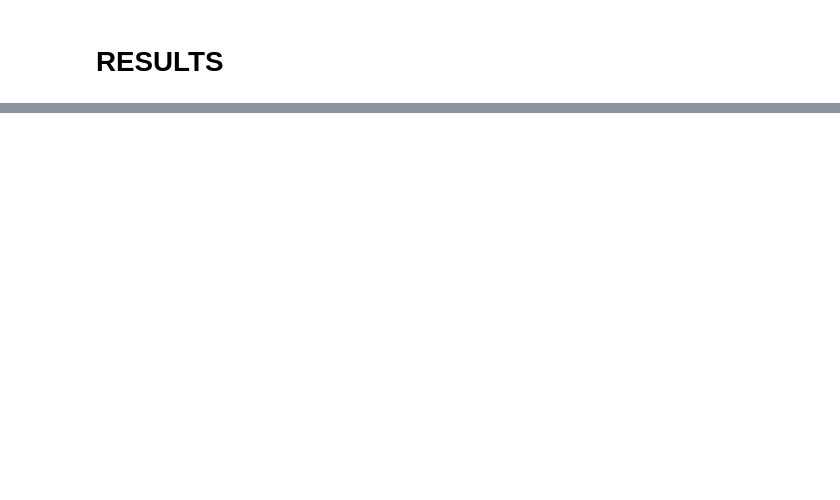
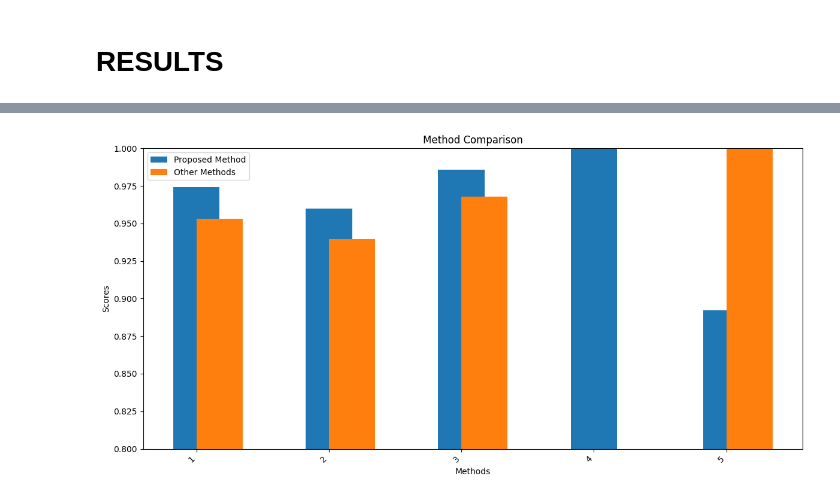
Before and after one commit to WaliBandawu/Chaotic-Greywolf-Dragonfly-Algorithm-for-feature-selection-on-Stroke-datasets, a Jupyter notebook: Final_Work_CDWA.ipynb, the cells around one changed output, grey strips where cells are left out. Drawn from its saved outputs; the diff is of its cells as text; code cells hidden in the pictures; blank space fills up the shorter version.

```diff
--- a/Final_Work_CDWA.ipynb
+++ b/Final_Work_CDWA.ipynb
@@ -5052,0 +5048,2 @@ plt.show()
+# %%
+davrsothers=pd.merge(pivot_df['CGOWDA'],df['Accuracy'], on=df.index, how='inner')
@@ -5052,0 +5059,4 @@ plt.show()
+# %%
+new_columns={'Accuracy':'Other Studies'}
+# %%
+davrsothers.rename(columns=new_columns,inplace=True)
@@ -5052,0 +5072,29 @@ plt.show()
+# %%
+plt.figure(figsize=(12, 6))
+
+# Get model names and algorithm scores
+models = pivot_df.index
+scores_cgwoda = davrsothers['CGOWDA']
+scores_da =davrsothers['Other Studies']
+
+# Define the width of the bars
+bar_width = 0.35
+ind = range(len(models))
+
+# Plot the scores for CGWODA and DA
+plt.bar(ind, scores_cgwoda, bar_width, label='Proposed Method', align='center')
+plt.bar(ind, scores_da, bar_width, label='Other Methods',  align='edge')
+
+# Add labels and title
+plt.xlabel('Methods')
+plt.ylabel('Scores')
+plt.title('Method Comparison')
+plt.xticks(ind, models, rotation=45, ha='right')
+plt.ylim(0.8,1)
+plt.legend()
+
+# Show the plot
+plt.tight_layout()
+plt.show()
+# %% [output]
+[figure, added]
```
Also changed, not shown: parts of 19 cells of this notebook.
